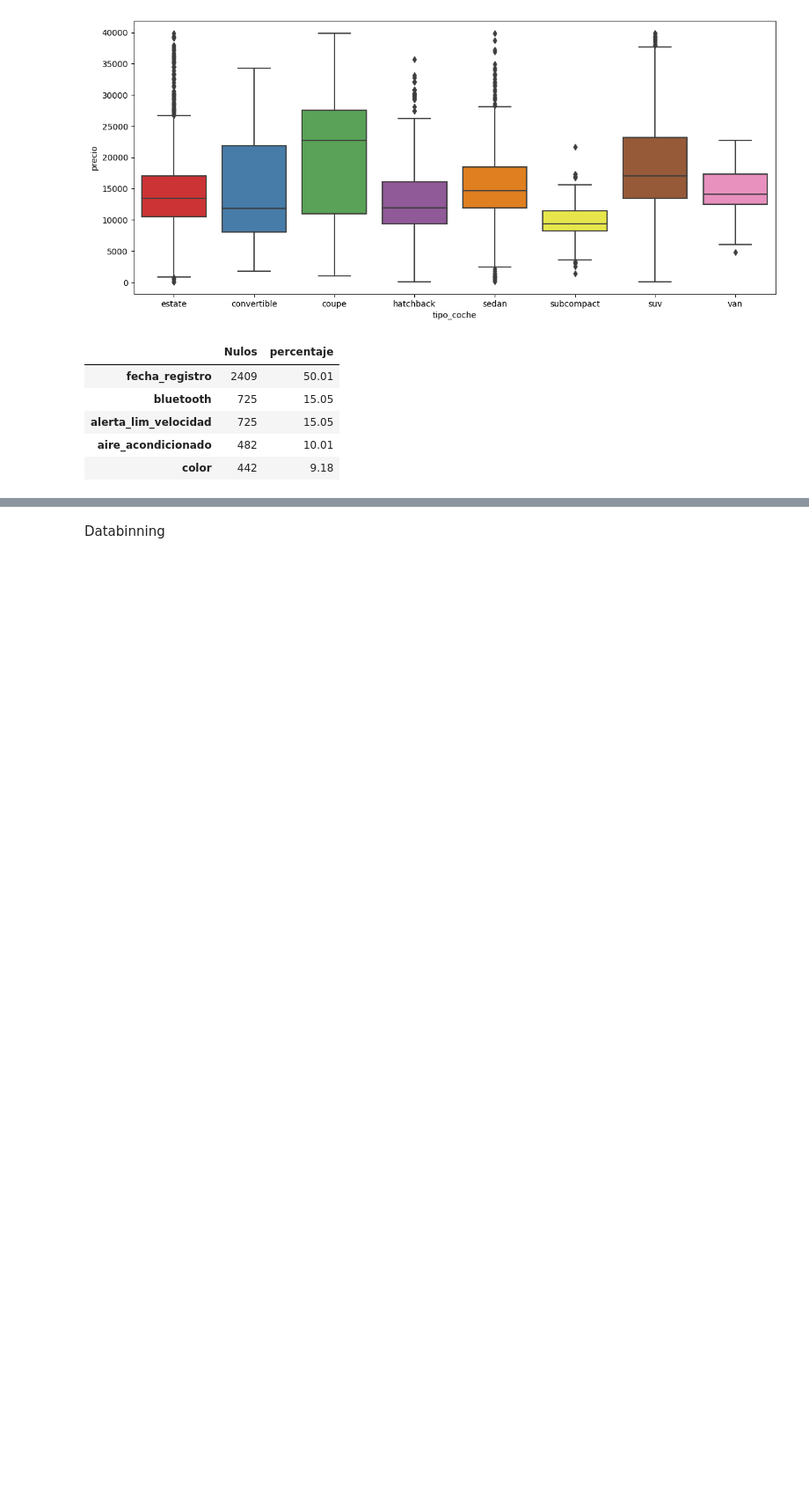
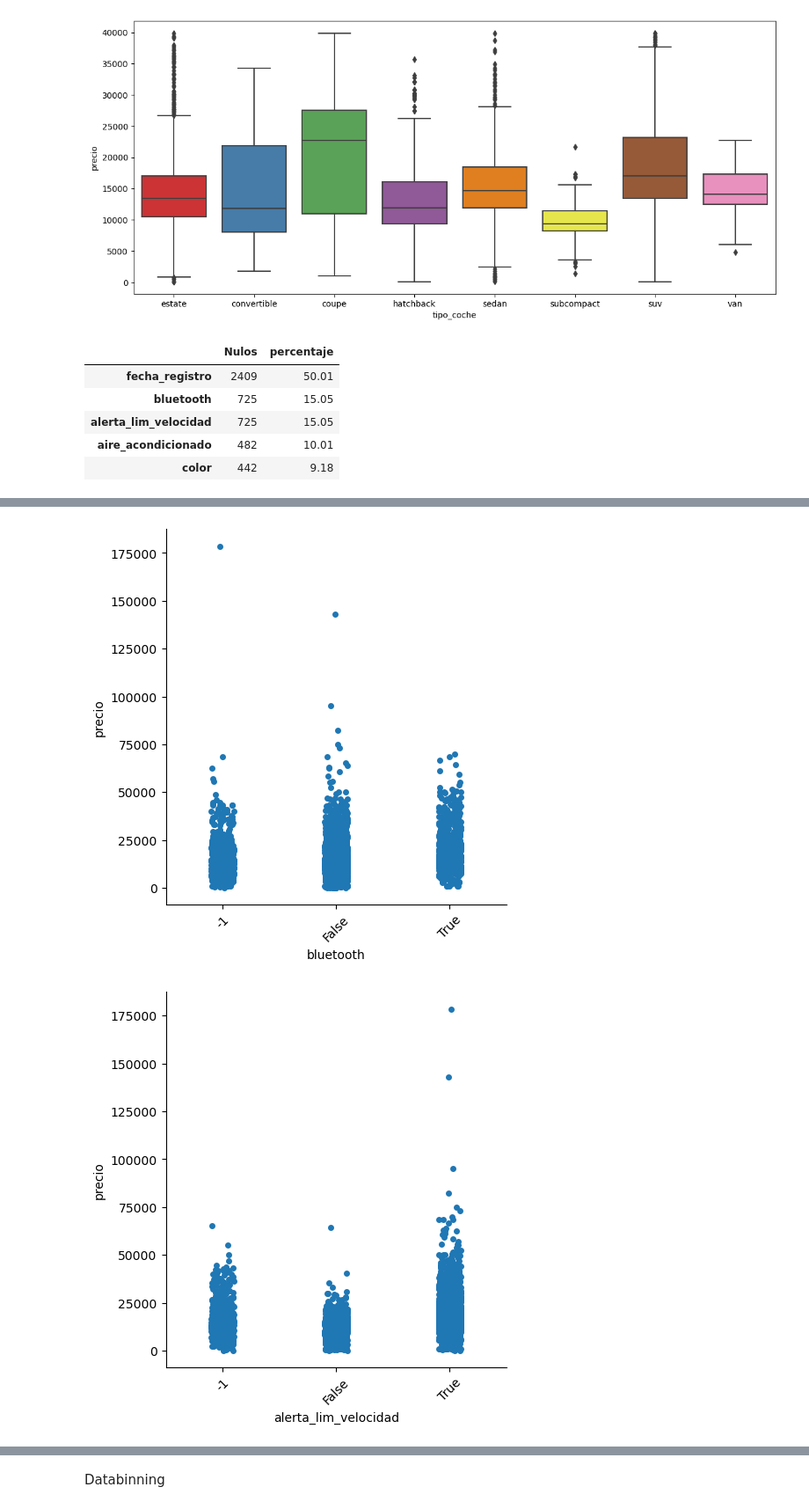
Before and after one commit to lltotti/Limpieza_Datos_BMW, a Jupyter notebook: Analisis.ipynb, the cells around one changed output, grey strips where cells are left out. Shown at 88% size. Cells and saved outputs as stored; diff of their text form; code cells hidden in the pictures; blank space fills up the shorter version.

```diff
--- a/Analisis.ipynb
+++ b/Analisis.ipynb
@@ -448,0 +345,7 @@ colormap = plt.cm.RdBu
+# %%
+for i in (["bluetooth", "alerta_lim_velocidad", "aire_acondicionado"]):
+    plot = sns.catplot(data=df_bmw, x=i, y="precio", kind="strip")
+    plot.set_xticklabels(rotation=45)
+# %% [output]
+[figure, added]
+[figure, added]
```
Also changed, not shown: parts of 46 cells of this notebook, 1 other file.
